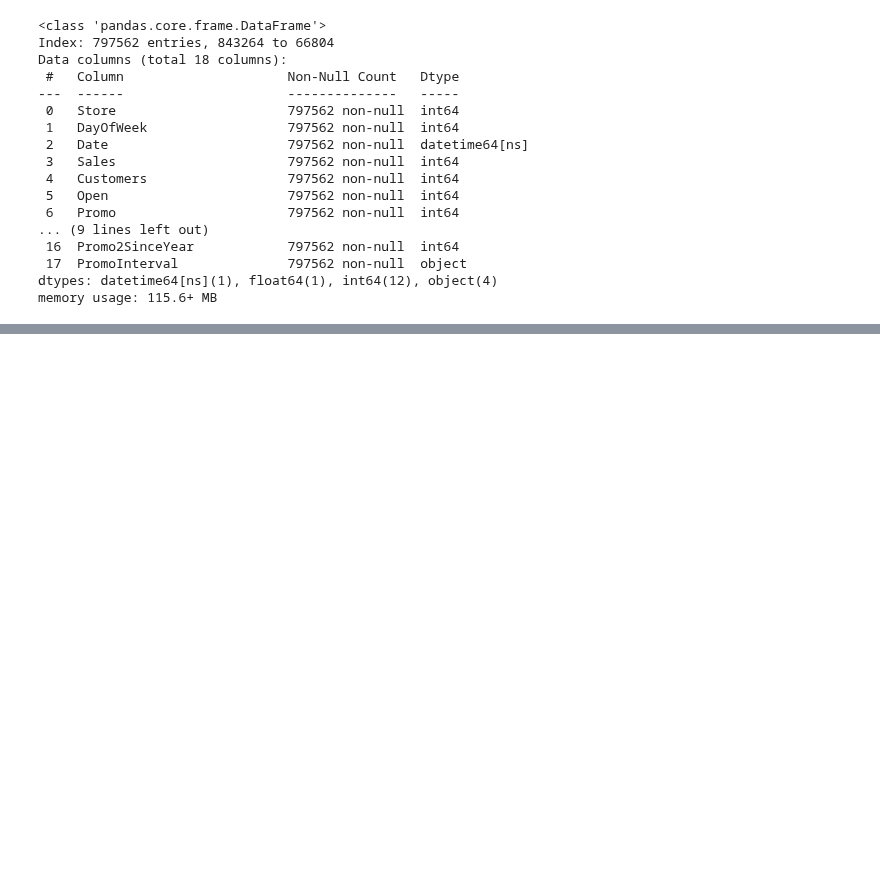
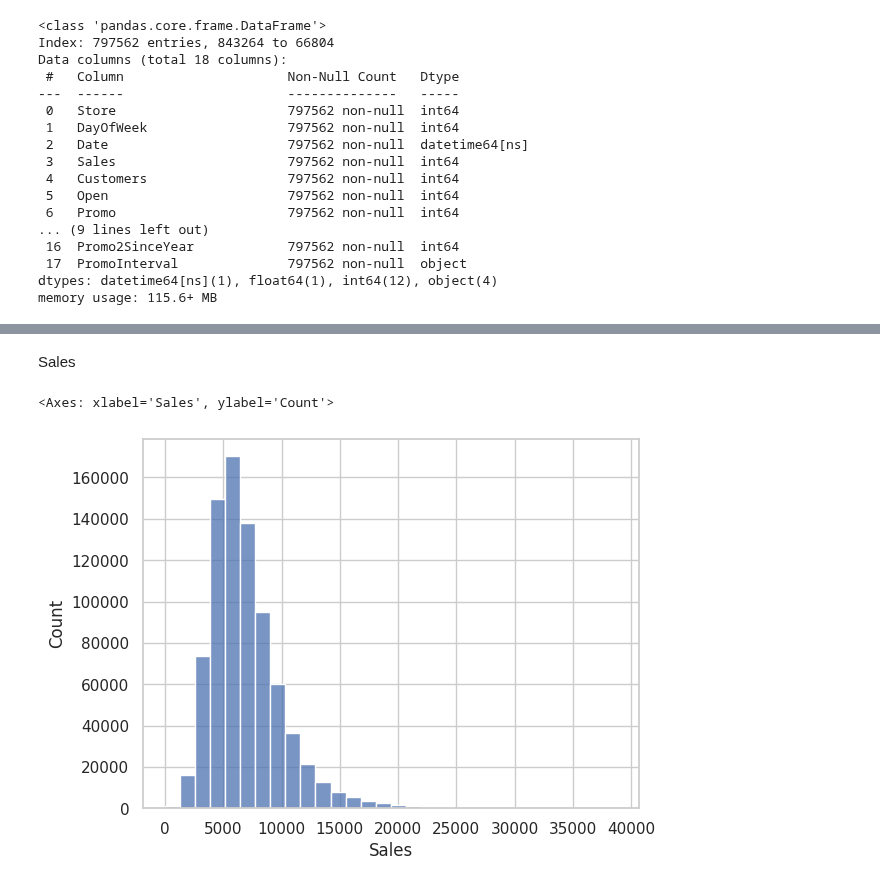
Before and after one commit to ezequielpf/rossmann_sales_prediction, a Jupyter notebook: notebooks/store_sales_predict_v1.ipynb, the cells around one changed output, grey strips where cells are left out. Cells and saved outputs as stored; diff of their text form; code cells hidden in the pictures; blank space fills up the shorter version.

```diff
--- a/notebooks/store_sales_predict_v1.ipynb
+++ b/notebooks/store_sales_predict_v1.ipynb
@@ -464,0 +479,4 @@ memory usage: 115.6+ MB
+# %%
+# Replace the year 1900 by the next min year
+comp_open_since_y = df_train[df_train["CompetitionOpenSinceYear"] != 1900]["CompetitionOpenSinceYear"].min()
+df_train.loc[df_train["CompetitionOpenSinceYear"] == 1900, "CompetitionOpenSinceYear"] = comp_open_since_y
@@ -464,0 +496,7 @@ memory usage: 115.6+ MB
+# %% [markdown]
+Sales
+# %%
+sns.histplot(data=df_train, x="Sales", bins=30)
+# %% [output]
+<Axes: xlabel='Sales', ylabel='Count'>
+[figure, added]
```
Also changed, not shown: parts of 22 cells of this notebook.
